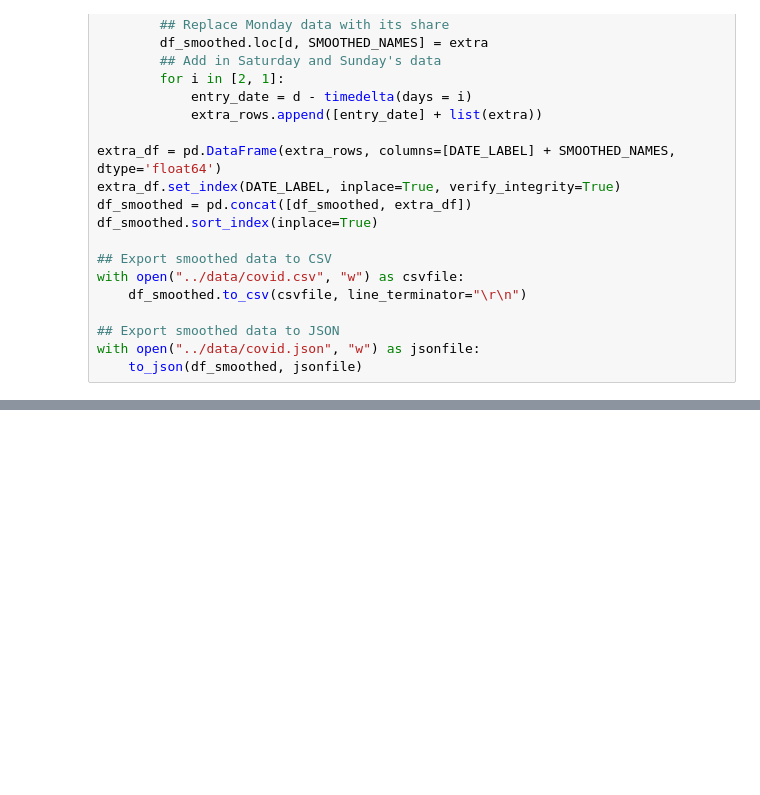
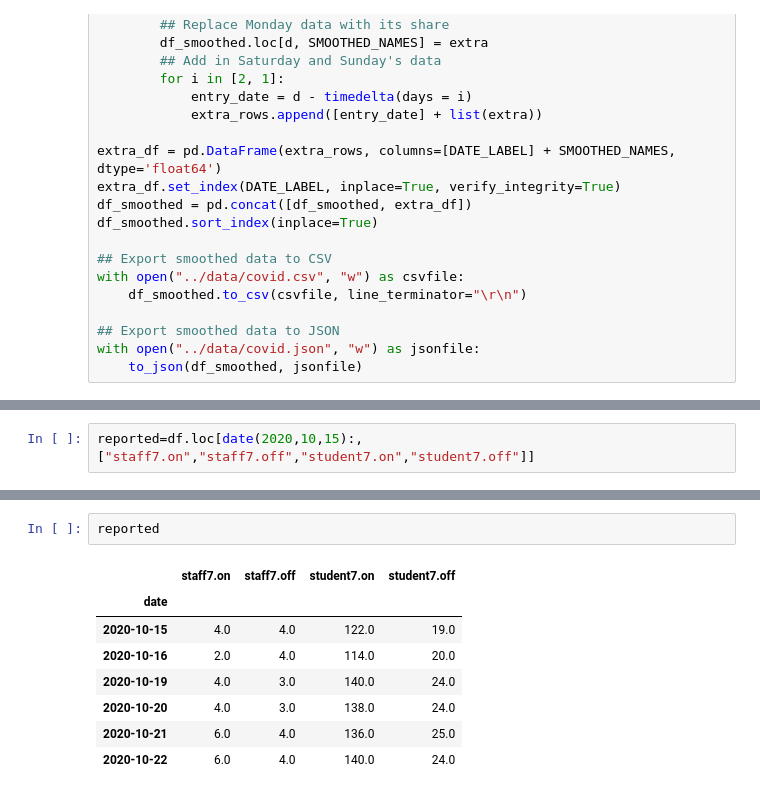
Before and after one commit to sjmurdoch/uclcovid, a Jupyter notebook: code/parse-data.ipynb, the cells around one changed output, grey strips where cells are left out. Drawn from its saved outputs; the diff is of its cells as text; blank space fills up the shorter version.

```diff
--- a/code/parse-data.ipynb
+++ b/code/parse-data.ipynb
@@ -244,0 +253,2 @@ df.loc[date(2020,10,12):,["staff.on","staff.off","student.on","student.off"]].su
+# %%
+reported=df.loc[date(2020,10,15):,["staff7.on","staff7.off","student7.on","student7.off"]]
@@ -244,0 +277,11 @@ df.loc[date(2020,10,12):,["staff.on","staff.off","student.on","student.off"]].su
+# %%
+reported
+# %% [output]
+|  | staff7.on | staff7.off | student7.on | student7.off |
+| date |  |  |  |  |
+| 2020-10-15 | 4.0 | 4.0 | 122.0 | 19.0 |
+| 2020-10-16 | 2.0 | 4.0 | 114.0 | 20.0 |
+| 2020-10-19 | 4.0 | 3.0 | 140.0 | 24.0 |
+| 2020-10-20 | 4.0 | 3.0 | 138.0 | 24.0 |
+| 2020-10-21 | 6.0 | 4.0 | 136.0 | 25.0 |
+| 2020-10-22 | 6.0 | 4.0 | 140.0 | 24.0 |
```
Also changed, not shown: parts of 12 cells of this notebook, 5 other files.
